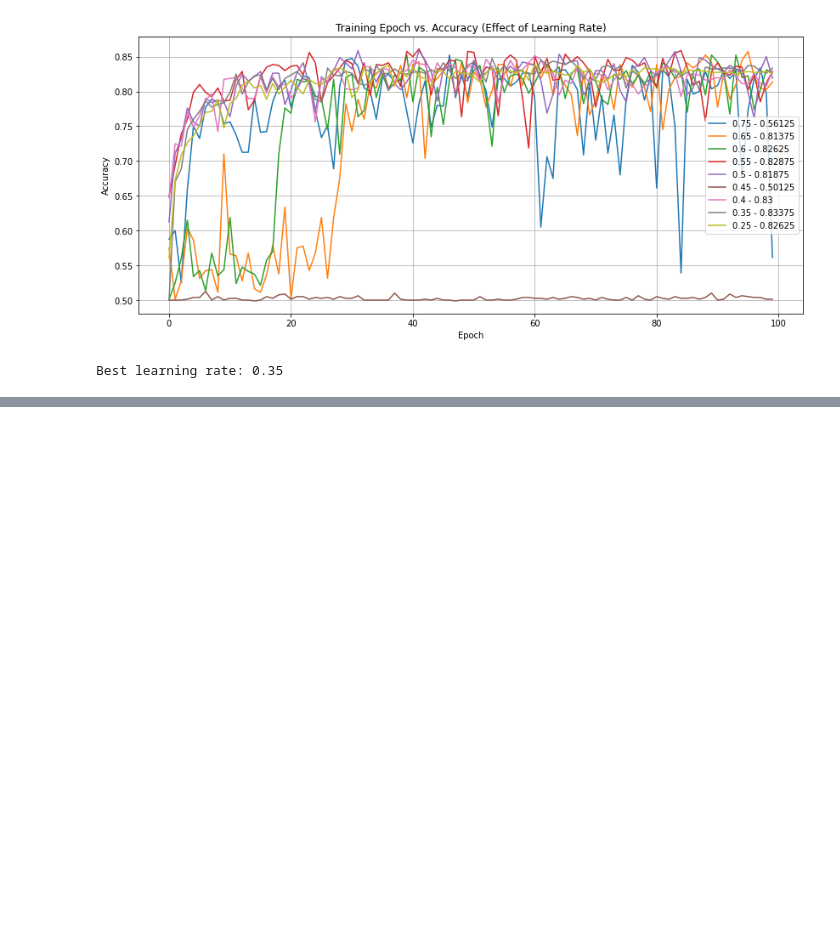
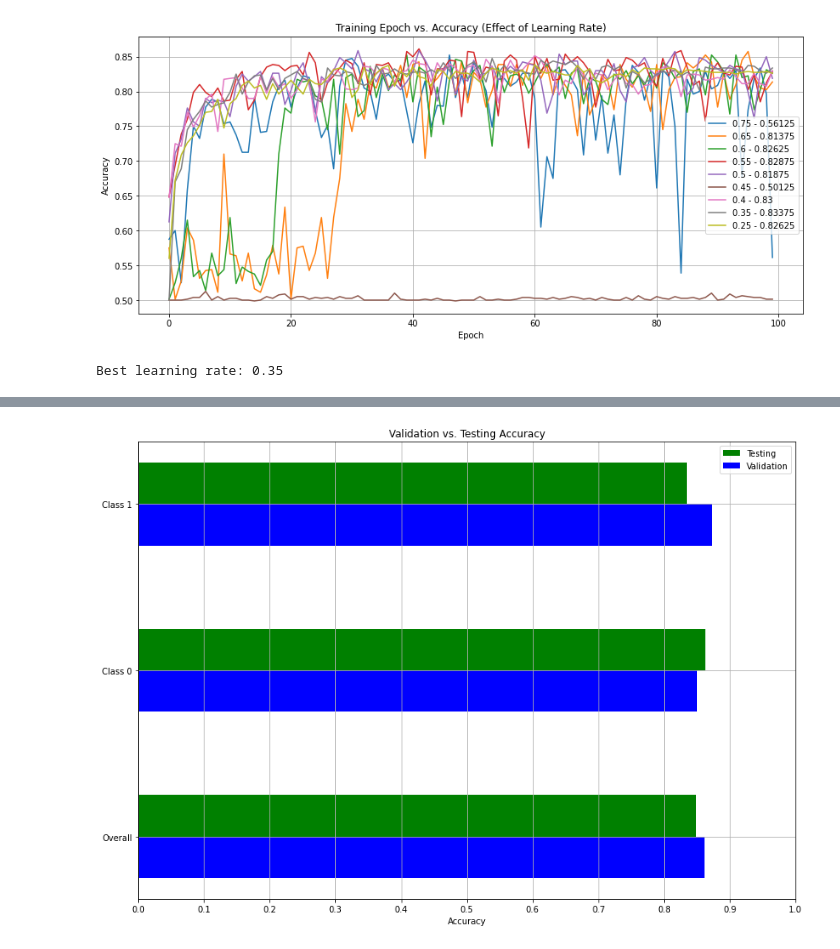
Before and after one commit to andreicozma1/CS522-TeamProject, a Jupyter notebook: test_nn1.ipynb, the cells around one changed output, grey strips where cells are left out. Cells and saved outputs as stored; diff of their text form; code cells hidden in the pictures; blank space fills up the shorter version.

```diff
--- a/test_nn1.ipynb
+++ b/test_nn1.ipynb
@@ -349,0 +381,32 @@ print(f'Class 1 Testing Accuracy: {nn_acc1}')
+# %%
+# Plot a barchart comparing the validation vs testing accuracies overall, for class 0, and for class 1 side by side
+
+# set the y axis major ticks to .1 and minor ticks to .01
+major_ticks = np.arange(0, 1.1, 0.1)
+minor_ticks = np.arange(0, 1.1, 0.01)
+
+
+
+fig = plt.figure(figsize=(14, 10))
+
+plt.title(f"Validation vs. Testing Accuracy")
+plt.xlabel("Accuracy")
+
+width = 0.25
+plt.barh(0 + width/2, tnn_acc, width, label='Testing', color='green')
+plt.barh(0 - width/2, vnn_acc, width, label='Validation', color='blue')
+
+plt.barh(1 + width/2, tnn_acc0, width, color='green')
+plt.barh(1 - width/2, vnn_acc0, width, color='blue')
+
+plt.barh(2 + width/2, tnn_acc1, width, color='green')
+plt.barh(2 - width/2, vnn_acc1, width, color='blue')
+
+plt.yticks(np.arange(0, 3, 1), ['Overall', 'Class 0', 'Class 1'])
+plt.xticks(major_ticks)
+plt.grid()
+plt.legend()
+plt.show()
+fig.savefig(f'img/bpnn_validation_vs_testing', dpi=100)
+# %% [output]
+[figure, added]
```
Also changed, not shown: parts of 5 cells of this notebook, 10 other files.
